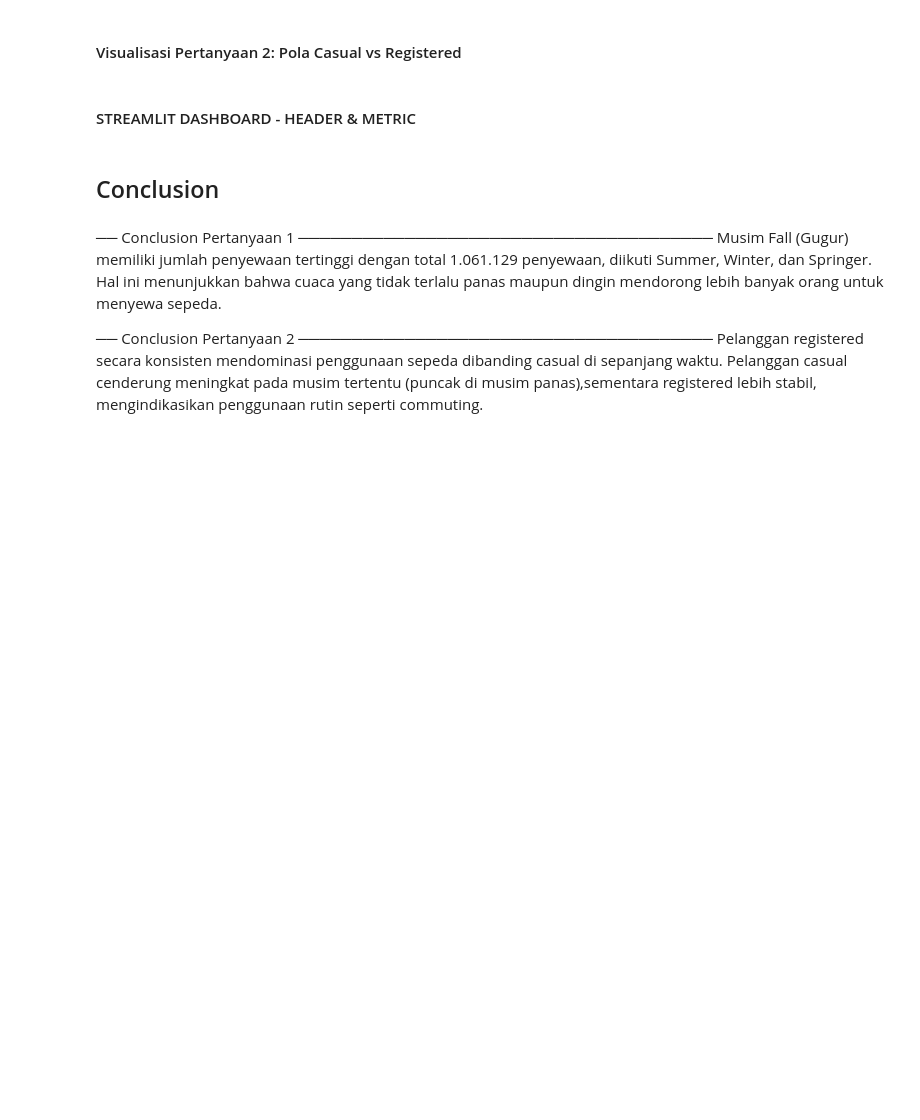
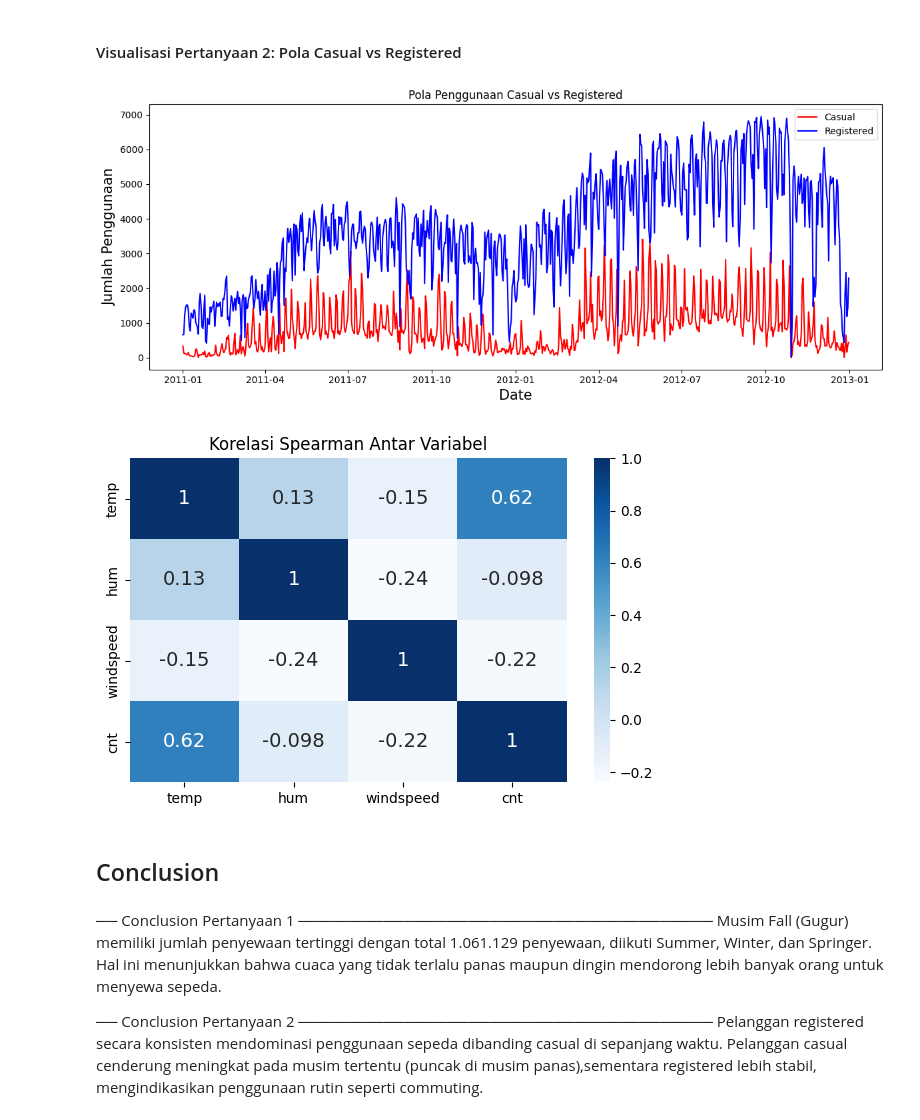
Before and after one commit to ahmadripai047/bike-sharing-dashboard, a Jupyter notebook: Proyek_Bangkit.ipynb, the cells around one changed output. Cells and saved outputs as stored; diff of their text form; code cells hidden in the pictures; blank space fills up the shorter version.

```diff
--- a/Proyek_Bangkit.ipynb
+++ b/Proyek_Bangkit.ipynb
@@ -68,6 +209,6 @@ print(df[['casual', 'registered']].describe())
 # %% [markdown]
 #### Explore Korelasi antar Variabel
 # %%
-correlation_matrix = df[['temp', 'hum', 'windspeed', 'cnt']].corr(method='spearman')
-print("\nKorelasi Spearman:")
-print(correlation_matrix)
+print("== Korelasi Spearman ==")
+corr = df[['temp', 'hum', 'windspeed', 'cnt']].corr(method='spearman')
+print(corr)
@@ -93,31 +241,28 @@ st.pyplot(fig)
 # %% [markdown]
 #### Visualisasi Pertanyaan 2: Pola Casual vs Registered
 # %%
-st.subheader('Pertanyaan 2: Pola Data Berdasarkan Jenis Pelanggan')
-
-fig, ax = plt.subplots(figsize=(12, 5))
-ax.plot(df['dteday'], df['casual'], label='Casual', color='red')
-ax.plot(df['dteday'], df['registered'], label='Registered', color='blue')
-ax.set_xlabel('Date', size=15)
-ax.set_ylabel('Jumlah Penggunaan', size=15)
-ax.set_title('Pola Penggunaan Casual vs Registered')
-ax.legend()
+fig2, ax2 = plt.subplots(figsize=(12, 5))
+ax2.plot(df['dteday'], df['casual'], label='Casual', color='red')
+ax2.plot(df['dteday'], df['registered'], label='Registered', color='blue')
+ax2.set_xlabel('Date', size=15)
+ax2.set_ylabel('Jumlah Penggunaan', size=15)
+ax2.set_title('Pola Penggunaan Casual vs Registered')
+ax2.legend()
 plt.tight_layout()
-st.pyplot(fig)
+plt.show()
 
 # ── Visualisasi Korelasi Spearman ─────────────────────────────────
-st.subheader('Korelasi Spearman Antar Variabel')
-
-fig, ax = plt.subplots()
+fig3, ax3 = plt.subplots(figsize=(6, 4))
 sns.heatmap(
-    data=correlation_matrix,
+    corr,
     annot=True,
-    annot_kws={'size': 16},
+    annot_kws={'size': 14},
     cmap='Blues',
-    ax=ax
+    ax=ax3
 )
-plt.title("Korelasi Spearman")
+ax3.set_title('Korelasi Spearman Antar Variabel')
 plt.tight_layout()
-st.pyplot(fig)
+plt.show()
+# %% [output]
+[figure, added]
+[figure, added]
-# %% [markdown]
-#### STREAMLIT DASHBOARD - HEADER & METRIC
```
Also changed, not shown: parts of 13 cells of this notebook.
